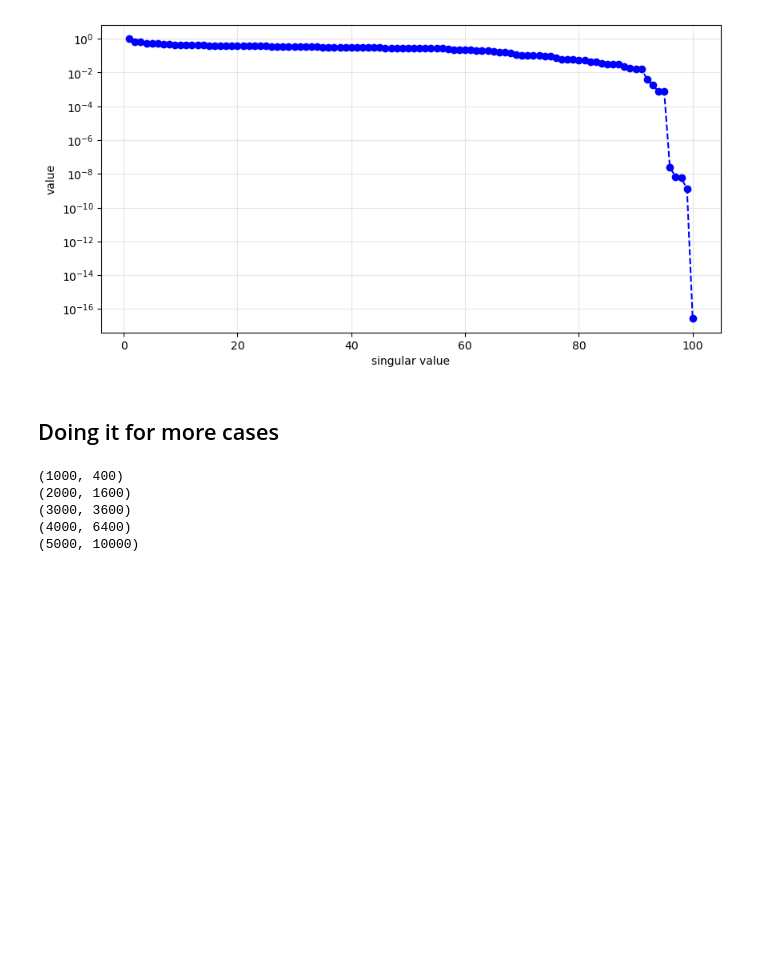
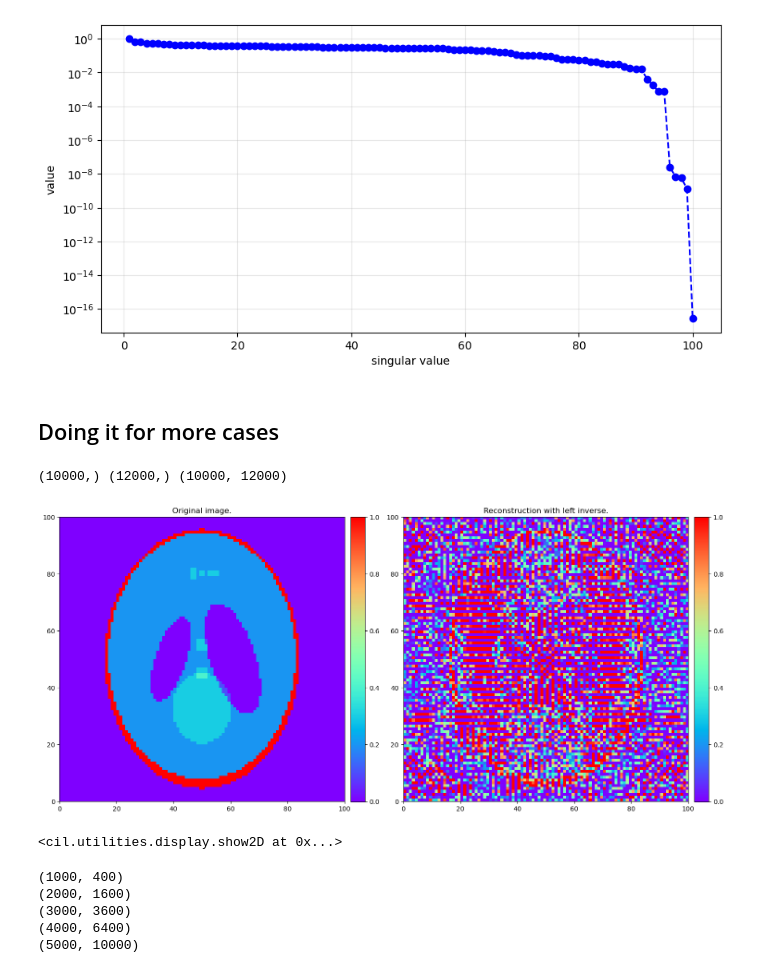
Before and after one commit to FemkeFJF/CIL-Demos, a Jupyter notebook: Femke/explicit_radonmatrix.ipynb, the cells around one changed output. Saved outputs shown, nothing was run; the diff lists cells and outputs as text; code cells hidden in the pictures; blank space fills up the shorter version.

Commit message:
added functions to compute inverse of R and to investigate how diagonally dominant R is

```diff
--- a/Femke/explicit_radonmatrix.ipynb
+++ b/Femke/explicit_radonmatrix.ipynb
@@ -227,3 +298,25 @@ def compute_cond(n_angles, n_pixels):
+# %%
+test_inv, test = compute_inverse(n_angles, n_pixels)
+sino_noisy = add_poss_noise(20000, sino, ag)
+# %%
+# print(np.shape(sino.as_array()))
+# print(np.shape(test_inv))
+
+sino_array = sino_noisy.as_array()
+recon = test_inv @ sino_array.flatten()
+
+print(np.shape(recon), np.shape(sino_array.flatten()), np.shape(test_inv))
+
+
+recon_reshaped = recon.reshape(n_pixels,n_pixels)
+recon_show = ig.allocate()
+recon_show.fill(recon_reshaped)
+
+show2D([phantom, recon_show], ['Original image.', 'Reconstruction with left inverse.'], cmap=cmap, axis_labels=('', ''), fix_range=(0,1))
+# %% [output]
+(10000,) (12000,) (10000, 12000)
+[figure, added]
+<cil.utilities.display.show2D at 0x...>
 # %%
 n_angles = 50
 
```
Also changed, not shown: parts of 7 cells of this notebook.
